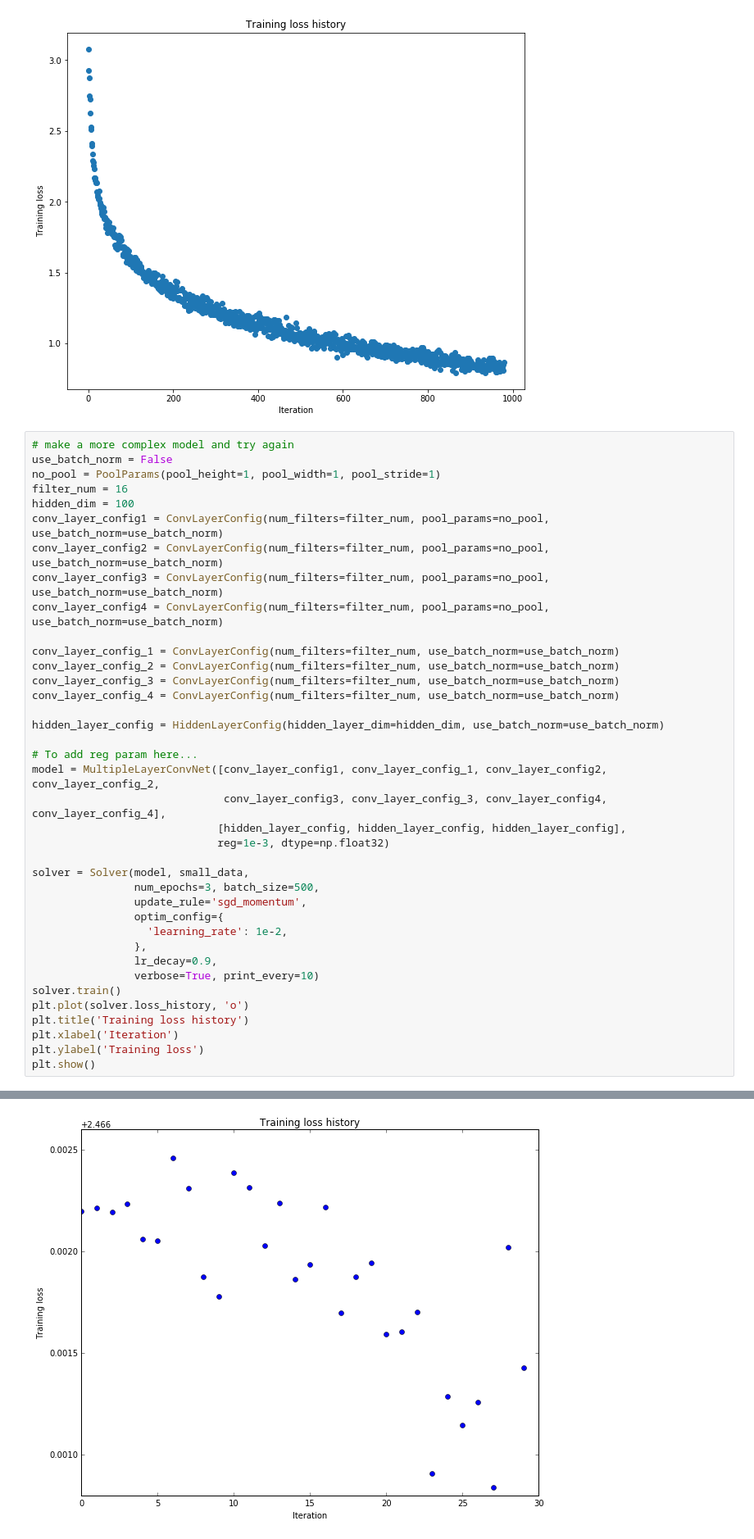
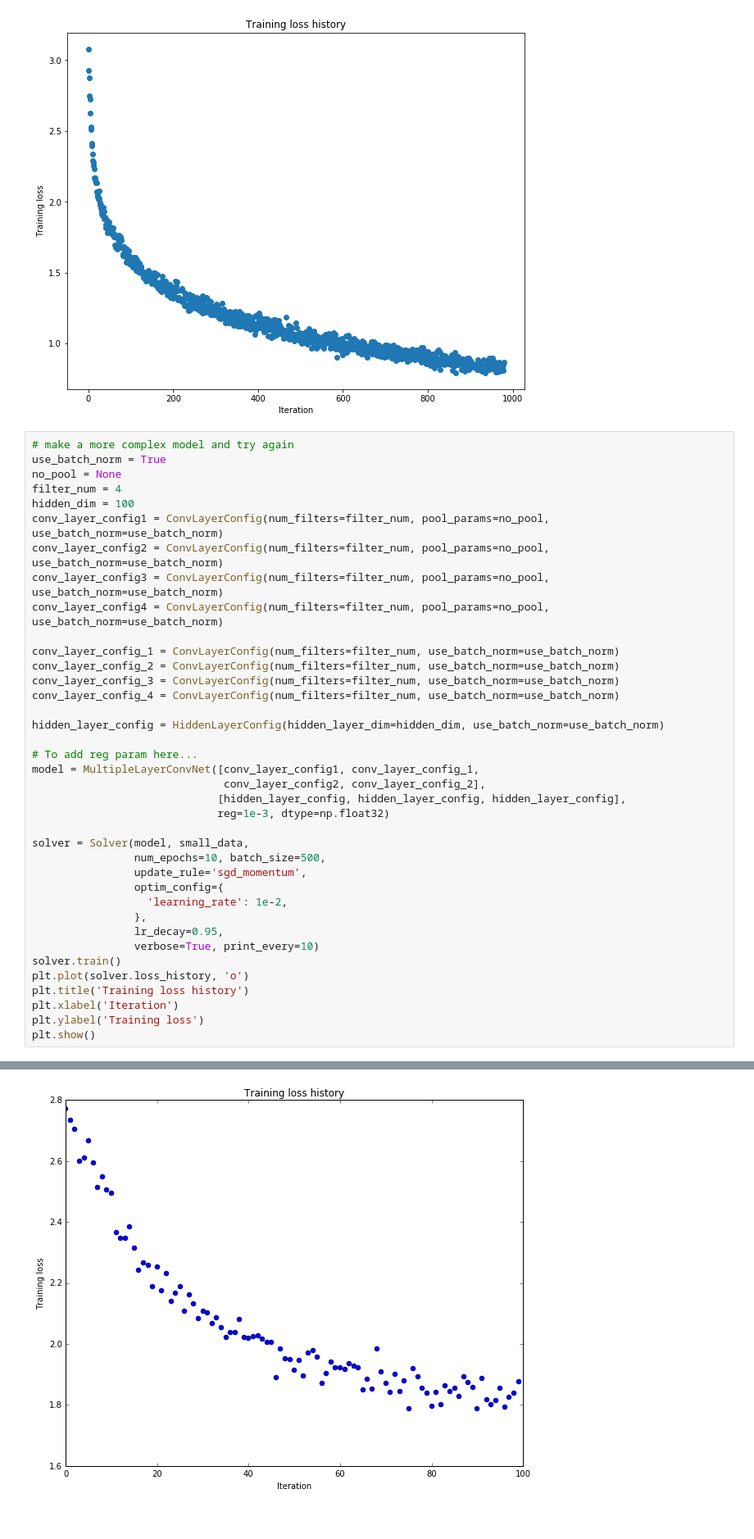
Before and after one commit to Aran00/CS231nAssignments, a Jupyter notebook: assignment2/ConvolutionalNetworks.ipynb, the cells around one changed output, grey strips where cells are left out. Shown at 82% size. Drawn from its saved outputs; the diff is of its cells as text.

```diff
--- a/assignment2/ConvolutionalNetworks.ipynb
+++ b/assignment2/ConvolutionalNetworks.ipynb
@@ -999,9 +983,9 @@ Best validation accuracy is 0.723000
 [figure]
 # %%
 # make a more complex model and try again
-use_batch_norm = False
-no_pool = PoolParams(pool_height=1, pool_width=1, pool_stride=1)
-filter_num = 16
+use_batch_norm = True
+no_pool = None
+filter_num = 4
 hidden_dim = 100
 conv_layer_config1 = ConvLayerConfig(num_filters=filter_num, pool_params=no_pool, use_batch_norm=use_batch_norm)
 conv_layer_config2 = ConvLayerConfig(num_filters=filter_num, pool_params=no_pool, use_batch_norm=use_batch_norm)
@@ -1016,18 +1000,18 @@ conv_layer_config_4 = ConvLayerConfig(num_filters=filter_num, use_batch_norm=use
 hidden_layer_config = HiddenLayerConfig(hidden_layer_dim=hidden_dim, use_batch_norm=use_batch_norm)
 
 # To add reg param here...
-model = MultipleLayerConvNet([conv_layer_config1, conv_layer_config_1, conv_layer_config2, conv_layer_config_2,
-                              conv_layer_config3, conv_layer_config_3, conv_layer_config4, conv_layer_config_4],
+model = MultipleLayerConvNet([conv_layer_config1, conv_layer_config_1,
+                              conv_layer_config2, conv_layer_config_2],
                              [hidden_layer_config, hidden_layer_config, hidden_layer_config],
                              reg=1e-3, dtype=np.float32)
 
 solver = Solver(model, small_data,
-                num_epochs=3, batch_size=500,
+                num_epochs=10, batch_size=500,
                 update_rule='sgd_momentum',
                 optim_config={
                   'learning_rate': 1e-2,
                 },
-                lr_decay=0.9,
+                lr_decay=0.95,
                 verbose=True, print_every=10)
 solver.train()
 plt.plot(solver.loss_history, 'o')
@@ -1047,4 +1040,4 @@ Best validation accuracy is 0.113000
-[figure, old version]
+[figure, new version]
 # %%
 # make a more complex model and try again
 use_batch_norm = True
```
Also changed, not shown: parts of 2 cells of this notebook, 1 other file.
